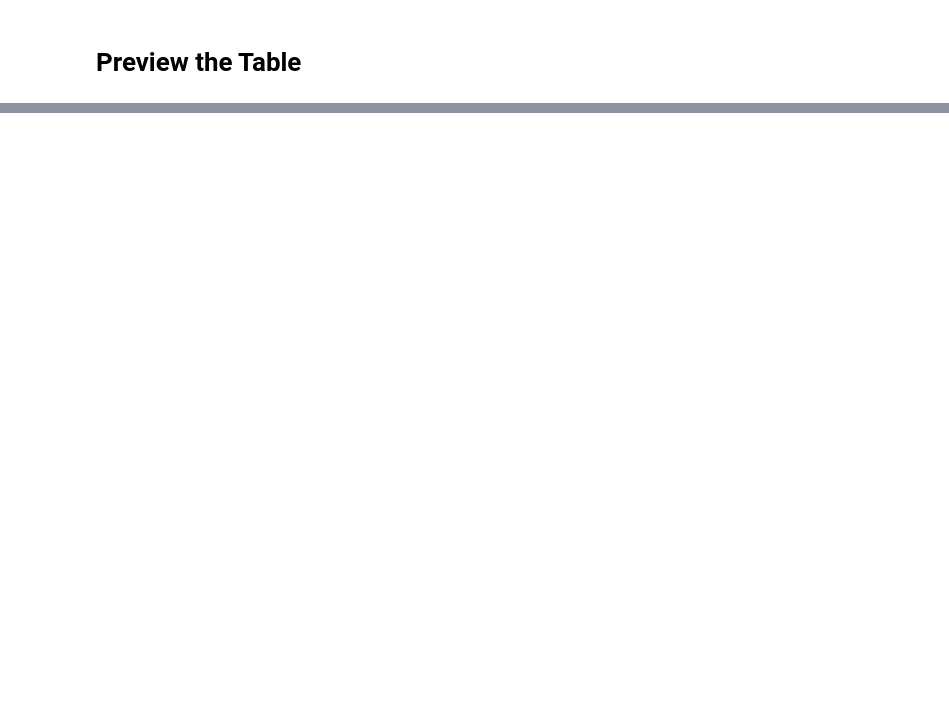
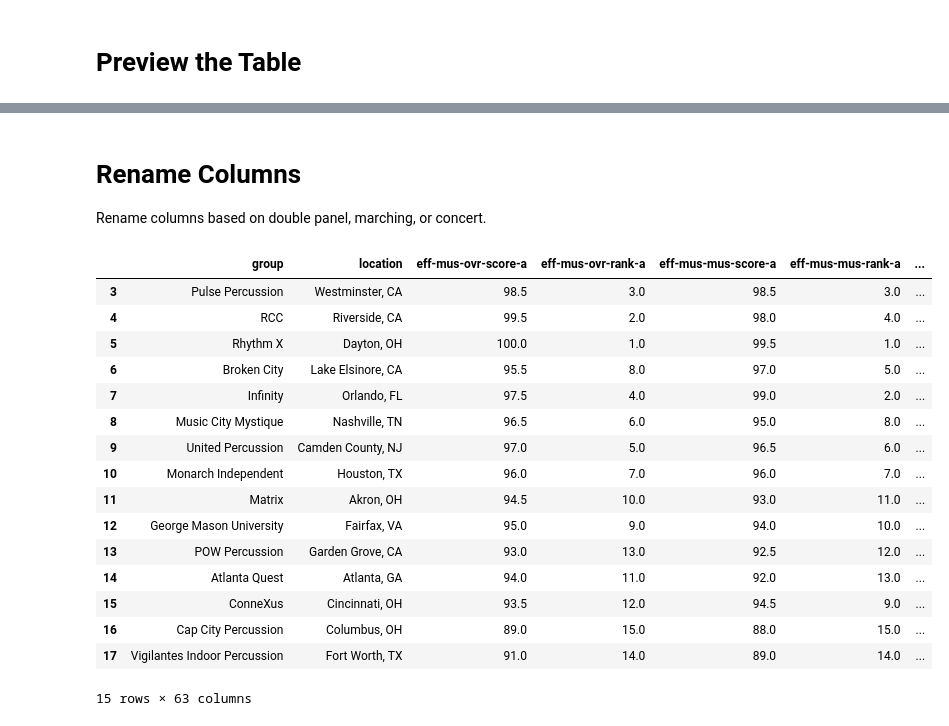
Before and after one commit to InEqualsOut/compsuite-score-extraction, a Jupyter notebook: scores_and_ranks.ipynb, the cells around one changed output, grey strips where cells are left out. Saved outputs shown, nothing was run; the diff lists cells and outputs as text; code cells hidden in the pictures; blank space fills up the shorter version.

```diff
--- a/scores_and_ranks.ipynb
+++ b/scores_and_ranks.ipynb
@@ -65 +66,56 @@ df_clean
+# %% [markdown]
+# Rename Columns
+
+Rename columns based on double panel, marching, or concert.
+# %%
+
+## Double Panel Marching
+df_clean.columns = [
+    ## GROUP INFO
+    'group', 'location',
+
+    ## EFFECT - MUSIC
+    'eff-mus-ovr-score-a', 'eff-mus-ovr-rank-a', 'eff-mus-mus-score-a', 'eff-mus-mus-rank-a', 'eff-mus-tot-score-a', 'eff-mus-tot-rank-a', ## JUDGE 1
+    'eff-mus-ovr-score-b', 'eff-mus-ovr-rank-b', 'eff-mus-mus-score-b', 'eff-mus-mus-rank-b', 'eff-mus-tot-score-b', 'eff-mus-tot-rank-b', ## JUDGE 2
+    'eff-mus-tot-score', 'eff-mus-tot-rank', ## OVERALL
+
+    ## EFFECT - VISUAL
+    'eff-vis-ovr-score-a', 'eff-vis-ovr-rank-a', 'eff-vis-mus-score-a', 'eff-vis-mus-rank-a', 'eff-vis-tot-score-a', 'eff-vis-tot-rank-a', ## JUDGE 1
+    'eff-vis-ovr-score-b', 'eff-vis-ovr-rank-b', 'eff-vis-mus-score-b', 'eff-vis-mus-rank-b', 'eff-vis-tot-score-b', 'eff-vis-tot-rank-b', ## JUDGE 2
+    'eff-vis-tot-score', 'eff-vis-tot-rank', ## OVERALL
+
+    ## MUSIC
+    'mus-comp-score-a', 'mus-comp-rank-a', 'mus-perf-score-a', 'mus-perf-rank-a', 'mus-tot-score-a', 'mus-tot-rank-a', ## JUDGE 1
+    'mus-comp-score-b', 'mus-comp-rank-b', 'mus-perf-score-b', 'mus-perf-rank-b', 'mus-tot-score-b', 'mus-tot-rank-b', ## JUDGE 2
+    'mus-tot-score', 'mus-tot-rank', ## OVERALL
+
+    ## VISUAL
+    'vis-comp-score-a', 'vis-comp-rank-a', 'vis-perf-score-a', 'vis-perf-rank-a', 'vis-tot-score-a', 'vis-tot-rank-a', ## JUDGE 1
+    'vis-comp-score-b', 'vis-comp-rank-b', 'vis-perf-score-b', 'vis-perf-rank-b', 'vis-tot-score-b', 'vis-tot-rank-b', ## JUDGE 2
+    'vis-tot-score', 'vis-tot-rank', ## OVERALL
+
+    ## TIMING & PENALTIES
+    'subtotal-score', 'subtotal-rank', 'penalty', 'total-score', 'total-rank'
+
+    ]
+
+df_clean
+# %% [output]
+|  | group | location | eff-mus-ovr-score-a | eff-mus-ovr-rank-a | eff-mus-mus-score-a | eff-mus-mus-rank-a | ... |
+| 3 | Pulse Percussion | Westminster, CA | 98.5 | 3.0 | 98.5 | 3.0 | ... |
+| 4 | RCC | Riverside, CA | 99.5 | 2.0 | 98.0 | 4.0 | ... |
+| 5 | Rhythm X | Dayton, OH | 100.0 | 1.0 | 99.5 | 1.0 | ... |
+| 6 | Broken City | Lake Elsinore, CA | 95.5 | 8.0 | 97.0 | 5.0 | ... |
+| 7 | Infinity | Orlando, FL | 97.5 | 4.0 | 99.0 | 2.0 | ... |
+| 8 | Music City Mystique | Nashville, TN | 96.5 | 6.0 | 95.0 | 8.0 | ... |
+| 9 | United Percussion | Camden County, NJ | 97.0 | 5.0 | 96.5 | 6.0 | ... |
+| 10 | Monarch Independent | Houston, TX | 96.0 | 7.0 | 96.0 | 7.0 | ... |
+| 11 | Matrix | Akron, OH | 94.5 | 10.0 | 93.0 | 11.0 | ... |
+| 12 | George Mason University | Fairfax, VA | 95.0 | 9.0 | 94.0 | 10.0 | ... |
+| 13 | POW Percussion | Garden Grove, CA | 93.0 | 13.0 | 92.5 | 12.0 | ... |
+| 14 | Atlanta Quest | Atlanta, GA | 94.0 | 11.0 | 92.0 | 13.0 | ... |
+| 15 | ConneXus | Cincinnati, OH | 93.5 | 12.0 | 94.5 | 9.0 | ... |
+| 16 | Cap City Percussion | Columbus, OH | 89.0 | 15.0 | 88.0 | 15.0 | ... |
+| 17 | Vigilantes Indoor Percussion | Fort Worth, TX | 91.0 | 14.0 | 89.0 | 14.0 | ... |
+15 rows × 63 columns
 # %%
```
Also changed, not shown: parts of 4 cells of this notebook.
